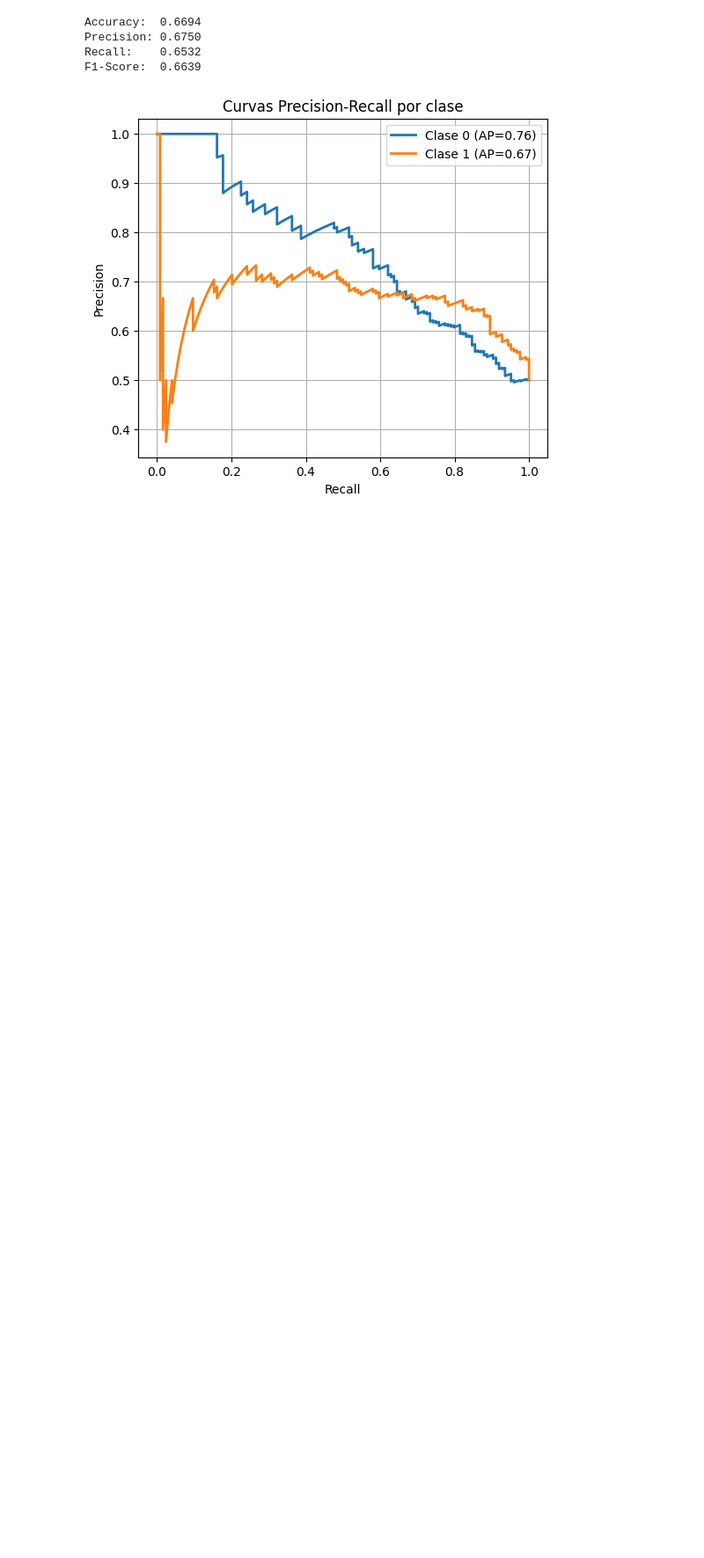
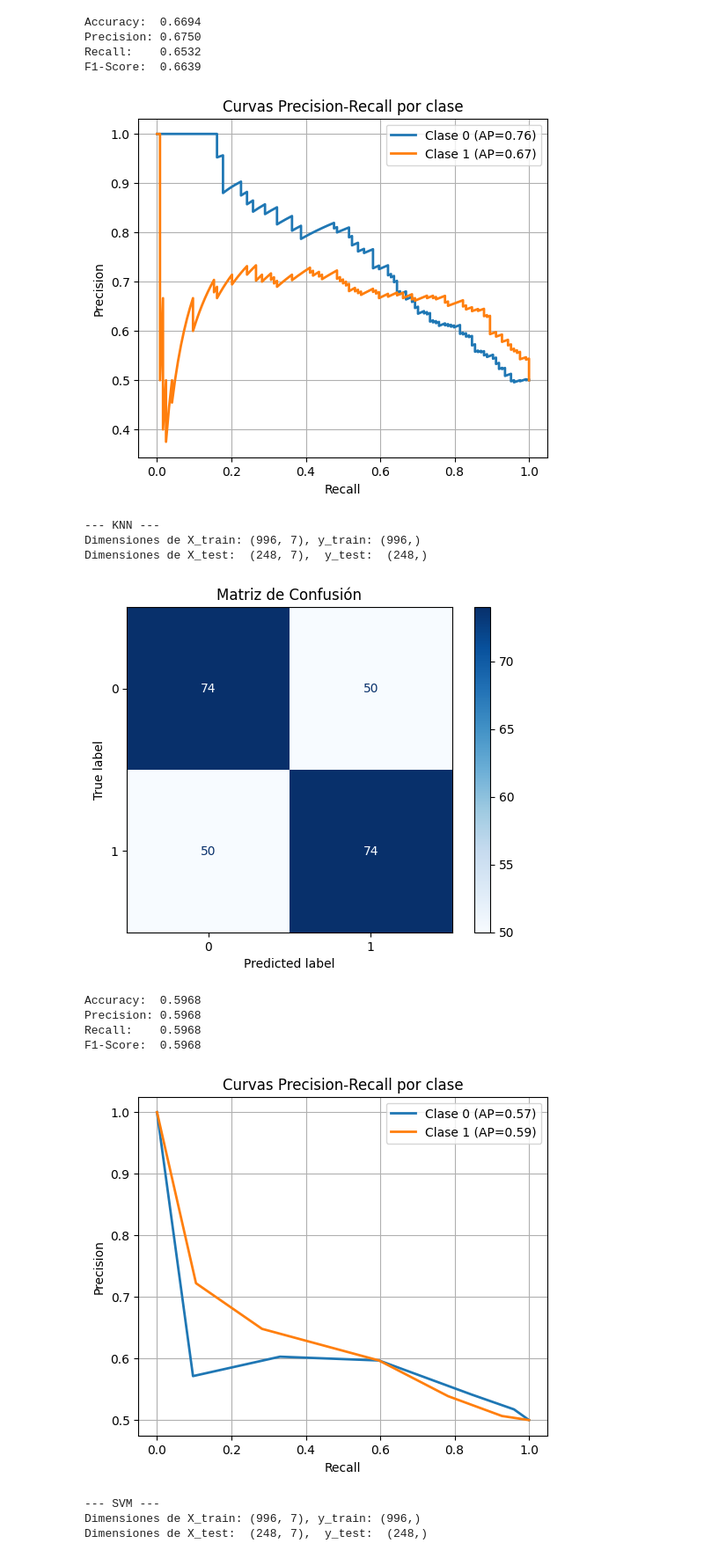
Before and after one commit to 1Enrique9/Ciencia-de-Datos, a Jupyter notebook: 7mo/Mineria_de_datos/Practicas/Practica5/Codigo_Fun.ipynb, the cells around one changed output. Shown: that part at 88% size. Drawn from its saved outputs; the diff is of its cells as text; code cells hidden in the pictures; blank space fills up the shorter version.

```diff
--- a/7mo/Mineria_de_datos/Practicas/Practica5/Codigo_Fun.ipynb
+++ b/7mo/Mineria_de_datos/Practicas/Practica5/Codigo_Fun.ipynb
@@ -375,3 +379,38 @@ Precision: 0.6750
 Recall:    0.6532
 F1-Score:  0.6639
 [figure]
+# %%
+# === Experimentos con igual_igual ===
+print("\n--- KNN ---")
+res_knn = igual_igual(df_chd_1, df_chd_0, n1, m3,
+                      model=KNeighborsClassifier(n_neighbors=5))
+
+print("\n--- SVM ---")
+res_svm = igual_igual(df_chd_1, df_chd_0, n1, m3,
+                      model=SVC(kernel="rbf", probability=True))
+
+print("\n--- Árbol de Decisión ---")
+res_tree = igual_igual(df_chd_1, df_chd_0, n1, m3,
+                       model=DecisionTreeClassifier(random_state=123))
+
+print("\n--- Random Forest ---")
+res_rf = igual_igual(df_chd_1, df_chd_0, n1, m3,
+                     model=RandomForestClassifier(n_estimators=100, random_state=123))
+
+print("\n--- XGBoost ---")
+res_xgb = igual_igual(df_chd_1, df_chd_0, n1, m3,
+                      model=XGBClassifier(use_label_encoder=False, eval_metric="logloss",
+                                          random_state=123))
+# %% [output]
+--- KNN ---
+Dimensiones de X_train: (996, 7), y_train: (996,)
+Dimensiones de X_test:  (248, 7),  y_test:  (248,)
+[figure, added]
+Accuracy:  0.5968
+Precision: 0.5968
+Recall:    0.5968
+F1-Score:  0.5968
+[figure, added]
+--- SVM ---
+Dimensiones de X_train: (996, 7), y_train: (996,)
+Dimensiones de X_test:  (248, 7),  y_test:  (248,)
```
Also changed, not shown: parts of 2 cells of this notebook, 2 other files.
